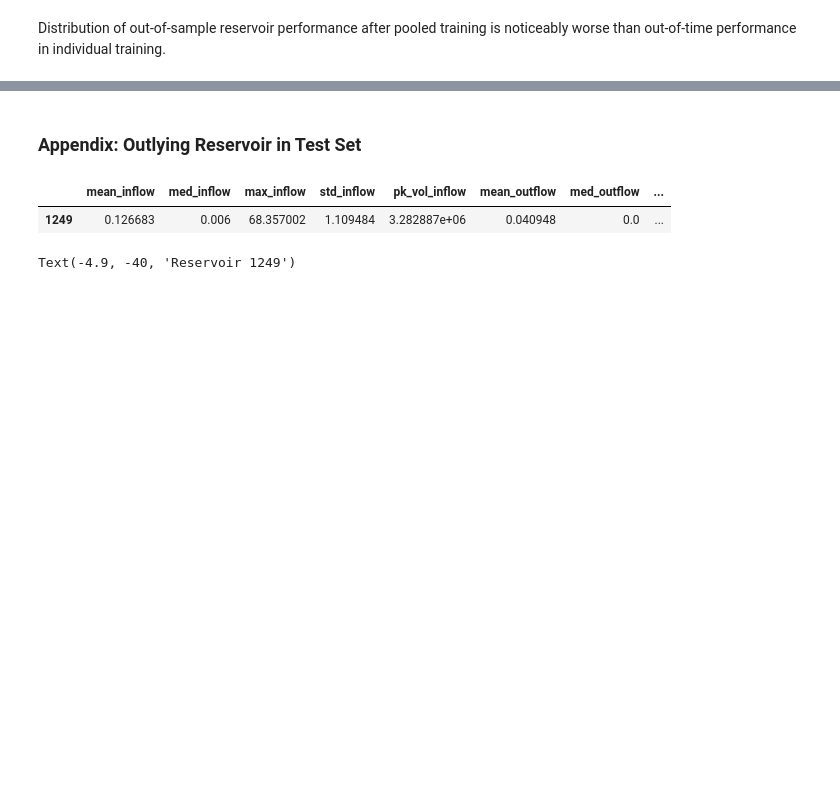
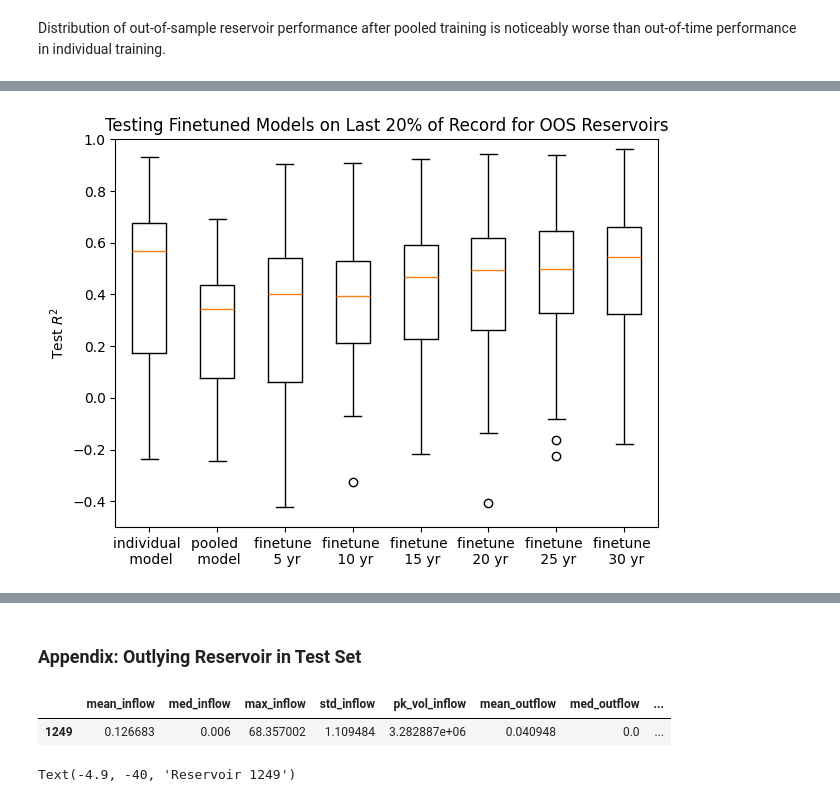
Before and after one commit to Matt2371/DL-reservoir-modeling, a Jupyter notebook: experiments/10e_resops_evaluate.ipynb, the cells around one changed output, grey strips where cells are left out. Cells and saved outputs as stored; diff of their text form; code cells hidden in the pictures; blank space fills up the shorter version.

```diff
--- a/experiments/10d_resops_evaluate.ipynb
+++ b/experiments/10e_resops_evaluate.ipynb
@@ -645,0 +653,4 @@ Distribution of out-of-sample reservoir performance after pooled training is not
+# %%
+# Read data
+finetuning_r2 = pd.read_csv('report/results/resops_training/resops_oos_finetuning.csv', index_col=0)
+finetuning_r2.head()
@@ -645,0 +664,19 @@ Distribution of out-of-sample reservoir performance after pooled training is not
+# %%
+fig, ax = plt.subplots()
+# Create boxplot
+bp = ax.boxplot(finetuning_r2, labels=['individual \n model',
+                                  'pooled \n model',
+                                  'finetune \n 5 yr',
+                                  'finetune \n 10 yr',
+                                  'finetune \n 15 yr',
+                                  'finetune \n 20 yr',
+                                  'finetune \n 25 yr',
+                                  'finetune \n 30 yr'])
+
+ax.set_ylim(-0.5, 1)
+ax.set_title('Testing Finetuned Models on Last 20% of Record for OOS Reservoirs')
+ax.set_ylabel('Test $R^2$')
+plt.tight_layout()
+plt.show()
+# %% [output]
+[figure, added]
```
Also changed, not shown: parts of 6 cells of this notebook, 7 other files.
